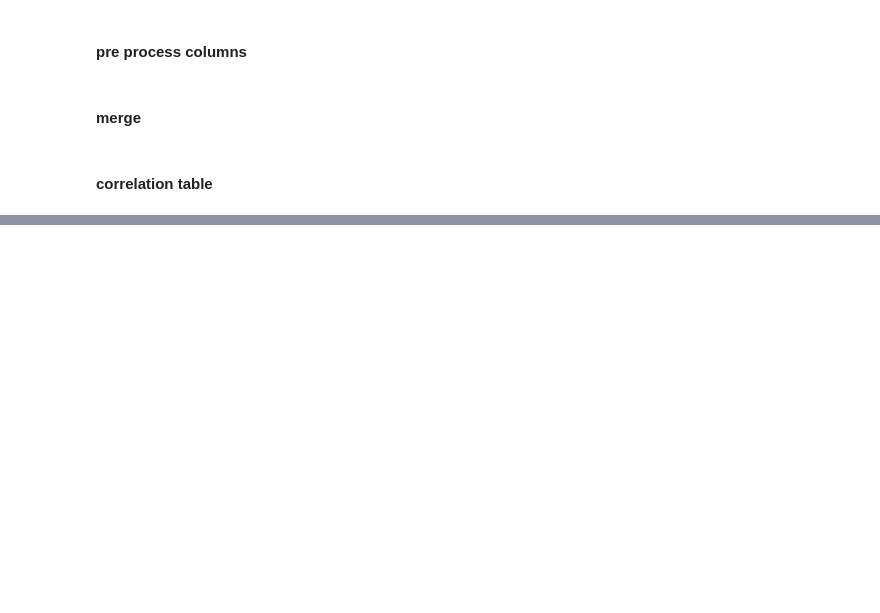
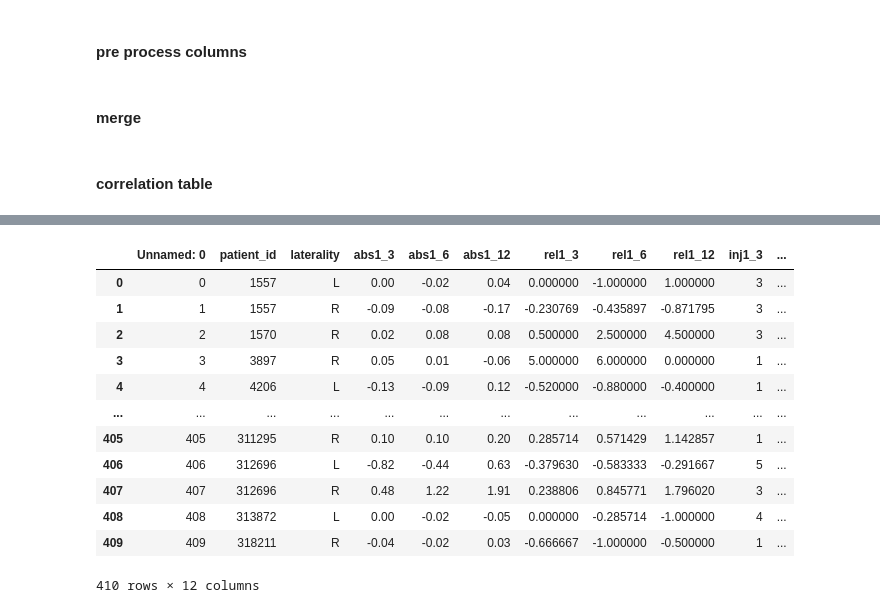
Before and after one commit to theislab/LODE, a Jupyter notebook: feature_statistics/notebooks/0_0_feature_statistics.ipynb, the cells around one changed output, grey strips where cells are left out. Saved outputs shown, nothing was run; the diff lists cells and outputs as text; code cells hidden in the pictures; blank space fills up the shorter version.

```diff
--- a/feature_statistics/notebooks/0_0_feature_statistics.ipynb
+++ b/feature_statistics/notebooks/0_0_feature_statistics.ipynb
@@ -106,0 +131,16 @@ for regr in regressors:
+# %%
+time_2_dry_pd
+# %% [output]
+|  | Unnamed: 0 | patient_id | laterality | abs1_3 | abs1_6 | abs1_12 | rel1_3 | rel1_6 | rel1_12 | inj1_3 | ... |
+| 0 | 0 | 1557 | L | 0.00 | -0.02 | 0.04 | 0.000000 | -1.000000 | 1.000000 | 3 | ... |
+| 1 | 1 | 1557 | R | -0.09 | -0.08 | -0.17 | -0.230769 | -0.435897 | -0.871795 | 3 | ... |
+| 2 | 2 | 1570 | R | 0.02 | 0.08 | 0.08 | 0.500000 | 2.500000 | 4.500000 | 3 | ... |
+| 3 | 3 | 3897 | R | 0.05 | 0.01 | -0.06 | 5.000000 | 6.000000 | 0.000000 | 1 | ... |
+| 4 | 4 | 4206 | L | -0.13 | -0.09 | 0.12 | -0.520000 | -0.880000 | -0.400000 | 1 | ... |
+| ... | ... | ... | ... | ... | ... | ... | ... | ... | ... | ... | ... |
+| 405 | 405 | 311295 | R | 0.10 | 0.10 | 0.20 | 0.285714 | 0.571429 | 1.142857 | 1 | ... |
+| 406 | 406 | 312696 | L | -0.82 | -0.44 | 0.63 | -0.379630 | -0.583333 | -0.291667 | 5 | ... |
+| 407 | 407 | 312696 | R | 0.48 | 1.22 | 1.91 | 0.238806 | 0.845771 | 1.796020 | 3 | ... |
+| 408 | 408 | 313872 | L | 0.00 | -0.02 | -0.05 | 0.000000 | -0.285714 | -1.000000 | 4 | ... |
+| 409 | 409 | 318211 | R | -0.04 | -0.02 | 0.03 | -0.666667 | -1.000000 | -0.500000 | 1 | ... |
+410 rows × 12 columns
```
Also changed, not shown: parts of 19 cells of this notebook, 2 other files.
